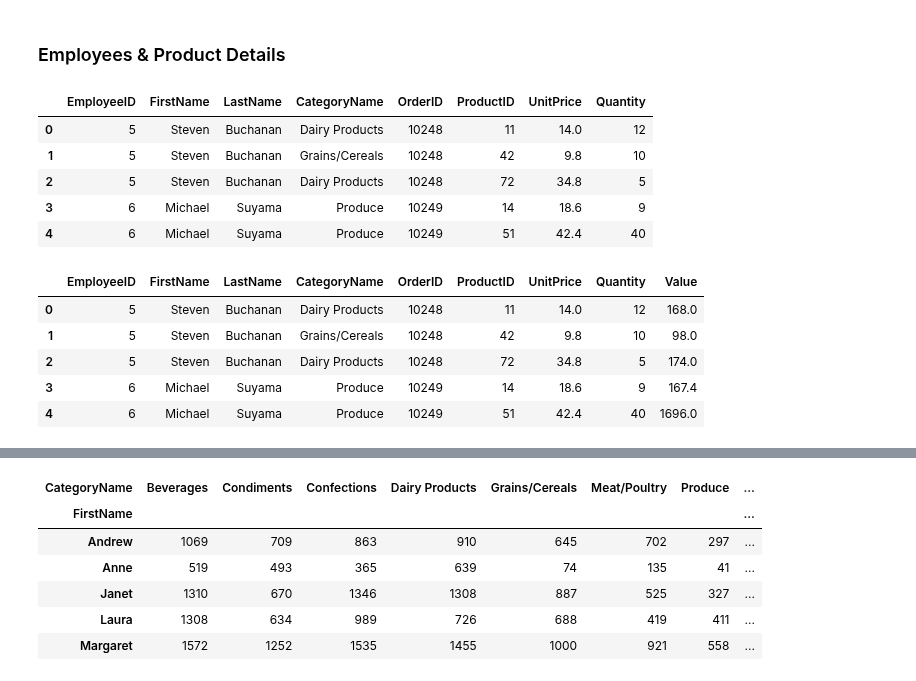
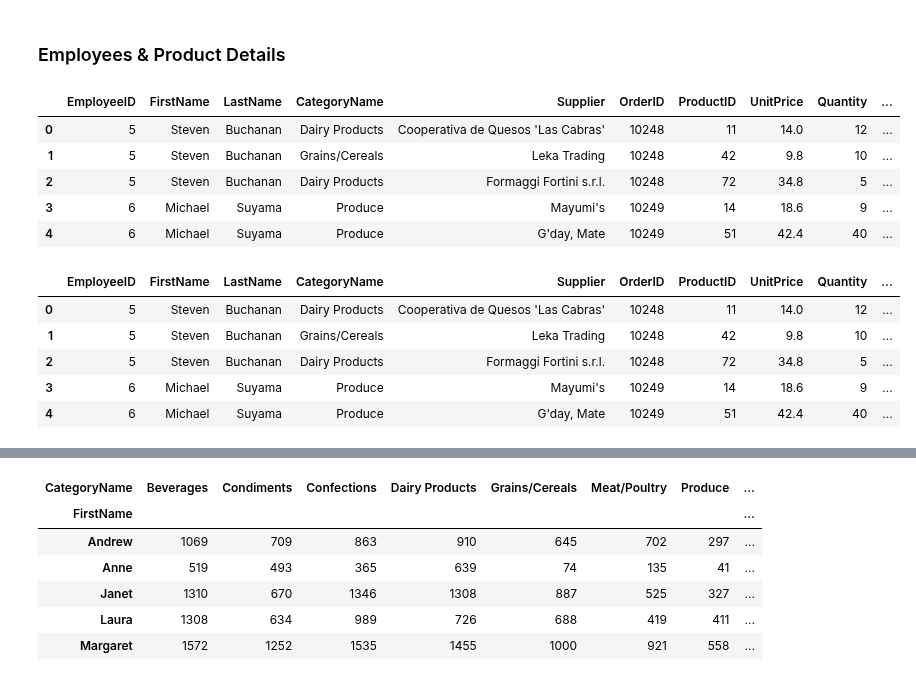
Before and after one commit to peshekhodko/ST590-Project2, a Jupyter notebook: Han_Li_Peshekhodko_ST590_Project2_P2.ipynb, the cells around one changed output, grey strips where cells are left out. Saved outputs shown, nothing was run; the diff lists cells and outputs as text; code cells hidden in the pictures.

```diff
--- a/Han_Li_Peshekhodko_ST590_Project2_P2.ipynb
+++ b/Han_Li_Peshekhodko_ST590_Project2_P2.ipynb
@@ -195,7 +248,8 @@ plt.show()
 # %%
 employee_category = pd.read_sql_query("""
     SELECT e.EmployeeID, e.FirstName, e.LastName, c.CategoryName,
-    od.OrderID, od.ProductID, od.UnitPrice, od.Quantity
+    s.CompanyName AS Supplier, od.OrderID, od.ProductID,
+    od.UnitPrice, od.Quantity, od.Discount
     FROM Employees e
     INNER JOIN Orders o
     ON e.EmployeeID = o.EmployeeID
@@ -205,23 +259,26 @@ employee_category = pd.read_sql_query("""
     ON od.ProductID = p.ProductID
     INNER JOIN Categories c
     ON p.CategoryID = c.CategoryID
+    INNER JOIN Suppliers s
+    ON p.SupplierID = s.SupplierID;
     """, con)
 employee_category.head()
 # %% [output]
-|  | EmployeeID | FirstName | LastName | CategoryName | OrderID | ProductID | UnitPrice | Quantity |
-| 0 | 5 | Steven | Buchanan | Dairy Products | 10248 | 11 | 14.0 | 12 |
-| 1 | 5 | Steven | Buchanan | Grains/Cereals | 10248 | 42 | 9.8 | 10 |
-| 2 | 5 | Steven | Buchanan | Dairy Products | 10248 | 72 | 34.8 | 5 |
-| 3 | 6 | Michael | Suyama | Produce | 10249 | 14 | 18.6 | 9 |
-| 4 | 6 | Michael | Suyama | Produce | 10249 | 51 | 42.4 | 40 |
+|  | EmployeeID | FirstName | LastName | CategoryName | Supplier | OrderID | ProductID | UnitPrice | Quantity | ... |
+| 0 | 5 | Steven | Buchanan | Dairy Products | Cooperativa de Quesos 'Las Cabras' | 10248 | 11 | 14.0 | 12 | ... |
+| 1 | 5 | Steven | Buchanan | Grains/Cereals | Leka Trading | 10248 | 42 | 9.8 | 10 | ... |
+| 2 | 5 | Steven | Buchanan | Dairy Products | Formaggi Fortini s.r.l. | 10248 | 72 | 34.8 | 5 | ... |
+| 3 | 6 | Michael | Suyama | Produce | Mayumi's | 10249 | 14 | 18.6 | 9 | ... |
+| 4 | 6 | Michael | Suyama | Produce | G'day, Mate | 10249 | 51 | 42.4 | 40 | ... |
 # %%
 employee_category['Value'] = employee_category[
-    'UnitPrice'] * employee_category['Quantity']
+    'UnitPrice'] * employee_category['Quantity'] * (
+    1 - employee_category['Discount'])
 employee_category.head()
 # %% [output]
-|  | EmployeeID | FirstName | LastName | CategoryName | OrderID | ProductID | UnitPrice | Quantity | Value |
-| 0 | 5 | Steven | Buchanan | Dairy Products | 10248 | 11 | 14.0 | 12 | 168.0 |
-| 1 | 5 | Steven | Buchanan | Grains/Cereals | 10248 | 42 | 9.8 | 10 | 98.0 |
-| 2 | 5 | Steven | Buchanan | Dairy Products | 10248 | 72 | 34.8 | 5 | 174.0 |
-| 3 | 6 | Michael | Suyama | Produce | 10249 | 14 | 18.6 | 9 | 167.4 |
-| 4 | 6 | Michael | Suyama | Produce | 10249 | 51 | 42.4 | 40 | 1696.0 |
+|  | EmployeeID | FirstName | LastName | CategoryName | Supplier | OrderID | ProductID | UnitPrice | Quantity | ... |
+| 0 | 5 | Steven | Buchanan | Dairy Products | Cooperativa de Quesos 'Las Cabras' | 10248 | 11 | 14.0 | 12 | ... |
+| 1 | 5 | Steven | Buchanan | Grains/Cereals | Leka Trading | 10248 | 42 | 9.8 | 10 | ... |
+| 2 | 5 | Steven | Buchanan | Dairy Products | Formaggi Fortini s.r.l. | 10248 | 72 | 34.8 | 5 | ... |
+| 3 | 6 | Michael | Suyama | Produce | Mayumi's | 10249 | 14 | 18.6 | 9 | ... |
+| 4 | 6 | Michael | Suyama | Produce | G'day, Mate | 10249 | 51 | 42.4 | 40 | ... |
```
Also changed, not shown: parts of 23 cells of this notebook.
